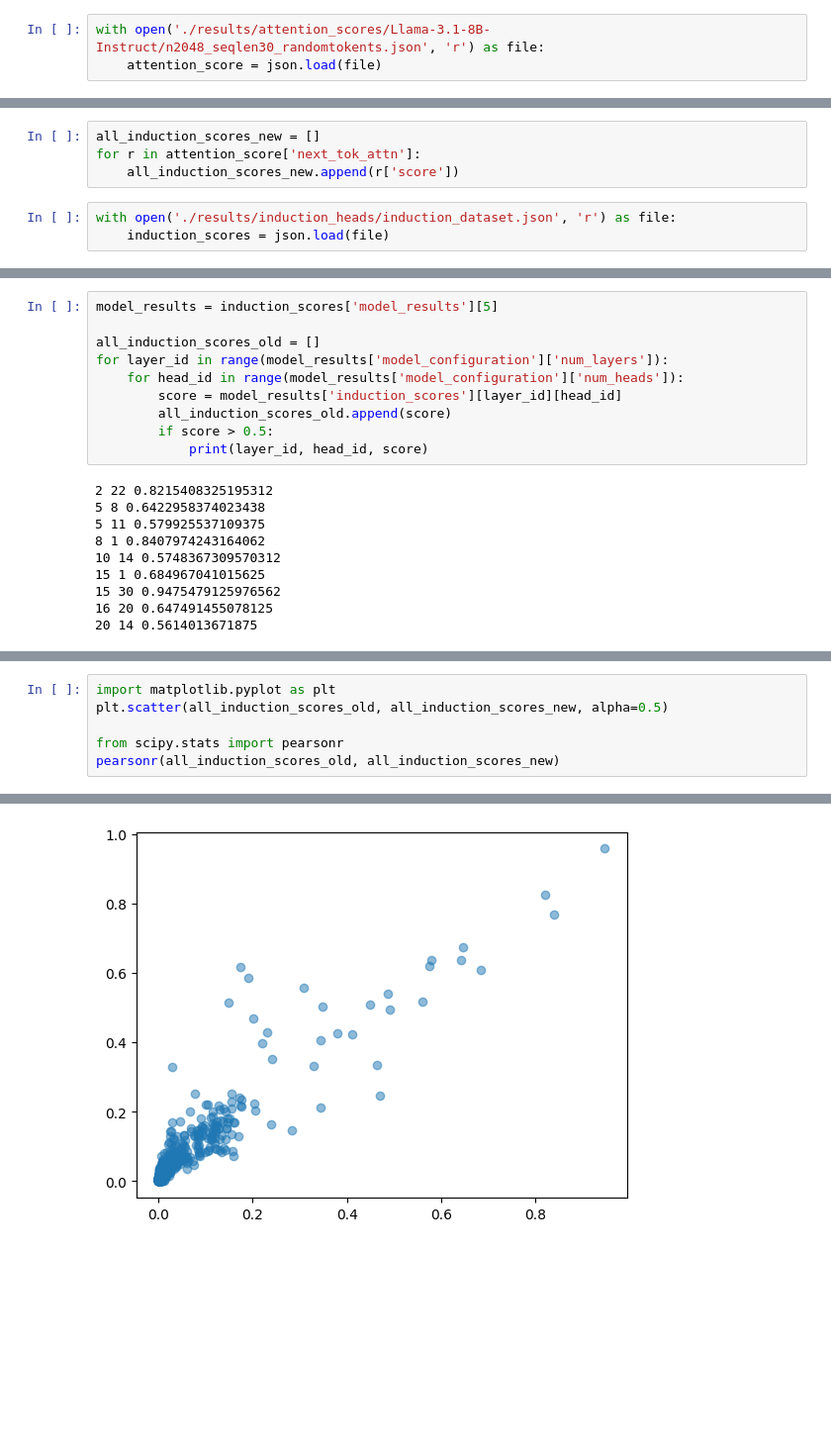
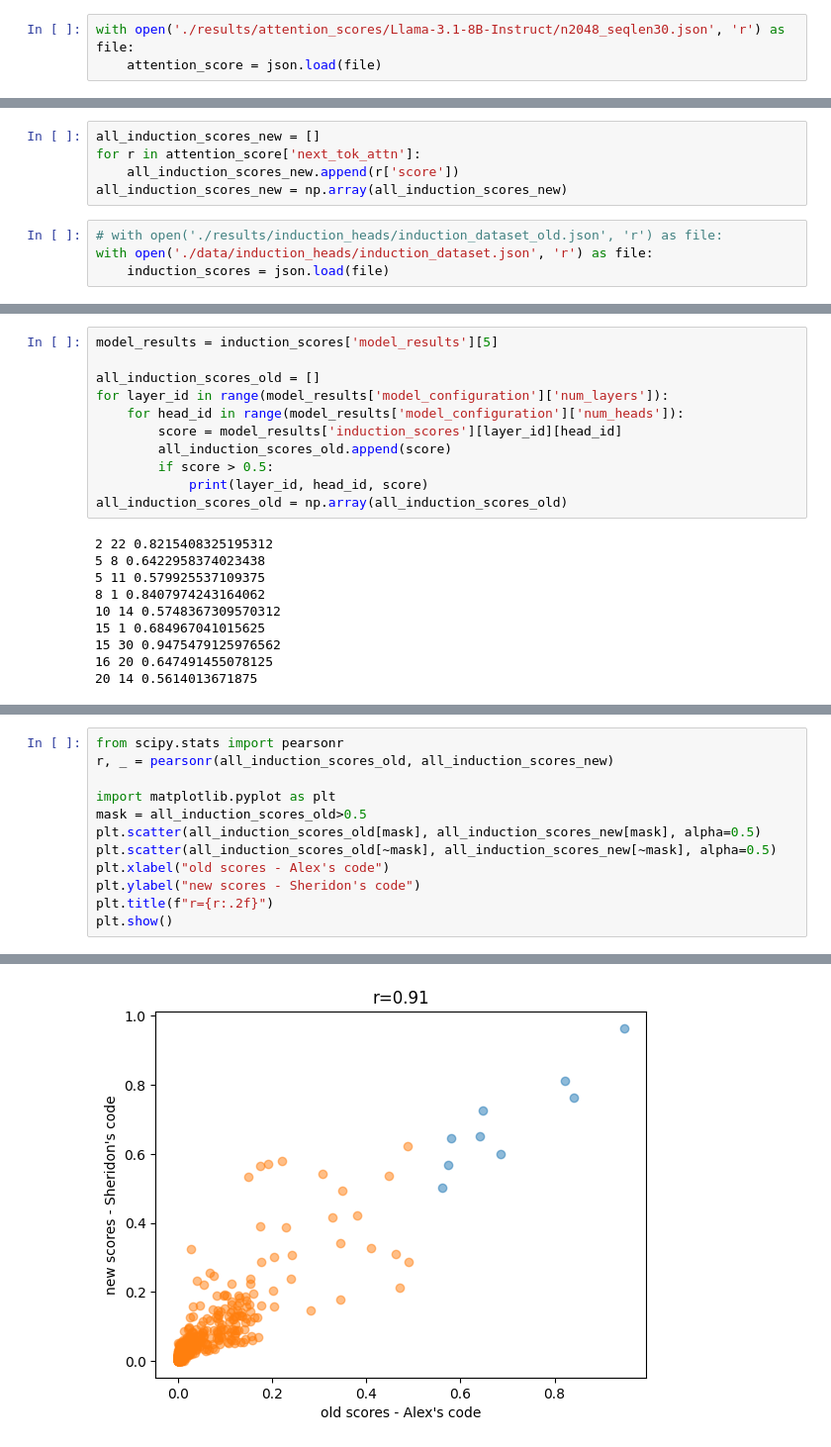
Before and after one commit to loftusa/attendome, a Jupyter notebook: MyConceptHead.ipynb, the cells around one changed output, grey strips where cells are left out. Shown at 99% size. Drawn from its saved outputs; the diff is of its cells as text; blank space fills up the shorter version.

```diff
--- a/MyConceptHead.ipynb
+++ b/MyConceptHead.ipynb
@@ -561,3 +270,3 @@ layer: 14, head: 22, score: 0.9291573166847229
 # %%
-with open('./results/attention_scores/Llama-3.1-8B-Instruct/n2048_seqlen30_randomtokents.json', 'r') as file:
+with open('./results/attention_scores/Llama-3.1-8B-Instruct/n2048_seqlen30.json', 'r') as file:
     attention_score = json.load(file)
@@ -565,6 +278,8 @@ with open('./results/attention_scores/Llama-3.1-8B-Instruct/n2048_seqlen30_rando
 all_induction_scores_new = []
 for r in attention_score['next_tok_attn']:
     all_induction_scores_new.append(r['score'])
+all_induction_scores_new = np.array(all_induction_scores_new)
 # %%
-with open('./results/induction_heads/induction_dataset.json', 'r') as file:
+# with open('./results/induction_heads/induction_dataset_old.json', 'r') as file:
+with open('./data/induction_heads/induction_dataset.json', 'r') as file:
     induction_scores = json.load(file)
@@ -598,6 +320,7 @@ for layer_id in range(model_results['model_configuration']['num_layers']):
         all_induction_scores_old.append(score)
         if score > 0.5:
             print(layer_id, head_id, score)
+all_induction_scores_old = np.array(all_induction_scores_old)
 # %% [output]
 2 22 0.8215408325195312
 5 8 0.6422958374023438
@@ -611,7 +338,13 @@ for layer_id in range(model_results['model_configuration']['num_layers']):
 # %%
+from scipy.stats import pearsonr
+r, _ = pearsonr(all_induction_scores_old, all_induction_scores_new)
+
 import matplotlib.pyplot as plt
-plt.scatter(all_induction_scores_old, all_induction_scores_new, alpha=0.5)
-
-from scipy.stats import pearsonr
-pearsonr(all_induction_scores_old, all_induction_scores_new)
+mask = all_induction_scores_old>0.5
+plt.scatter(all_induction_scores_old[mask], all_induction_scores_new[mask], alpha=0.5)
+plt.scatter(all_induction_scores_old[~mask], all_induction_scores_new[~mask], alpha=0.5)
+plt.xlabel("old scores - Alex's code")
+plt.ylabel("new scores - Sheridon's code")
+plt.title(f"r={r:.2f}")
+plt.show()
 # %% [output]
@@ -619 +351 @@ PearsonRResult(statistic=np.float64(0.9264447778716359), pvalue=np.float64(0.0))
-[figure, old version]
+[figure, new version]
```
Also changed, not shown: parts of 20 cells of this notebook, 12 other files.
